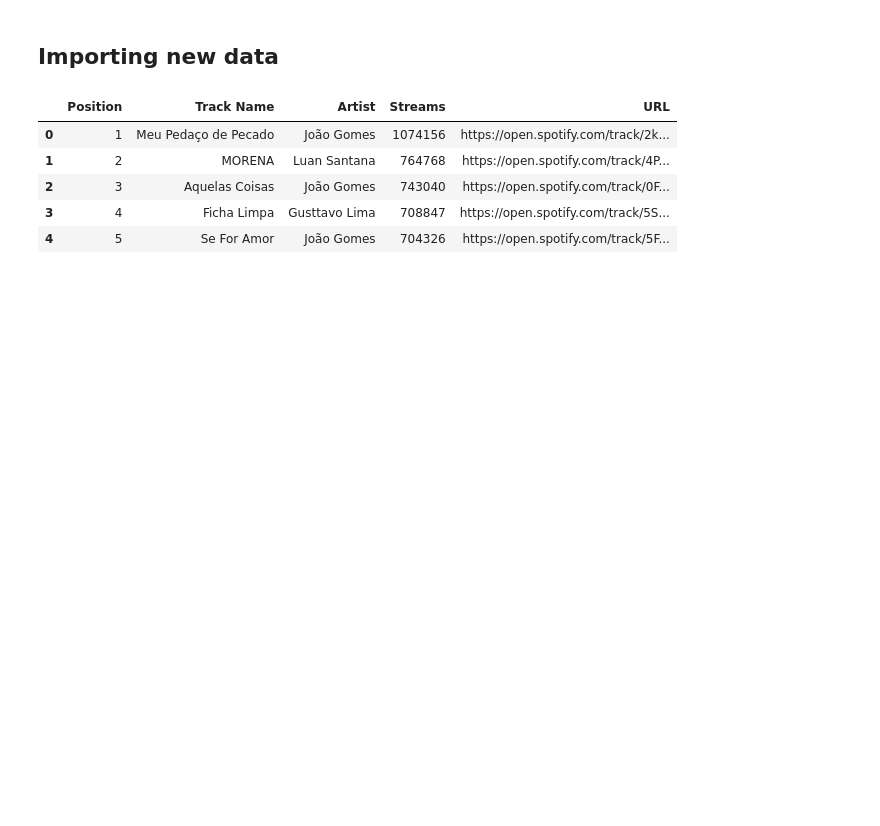
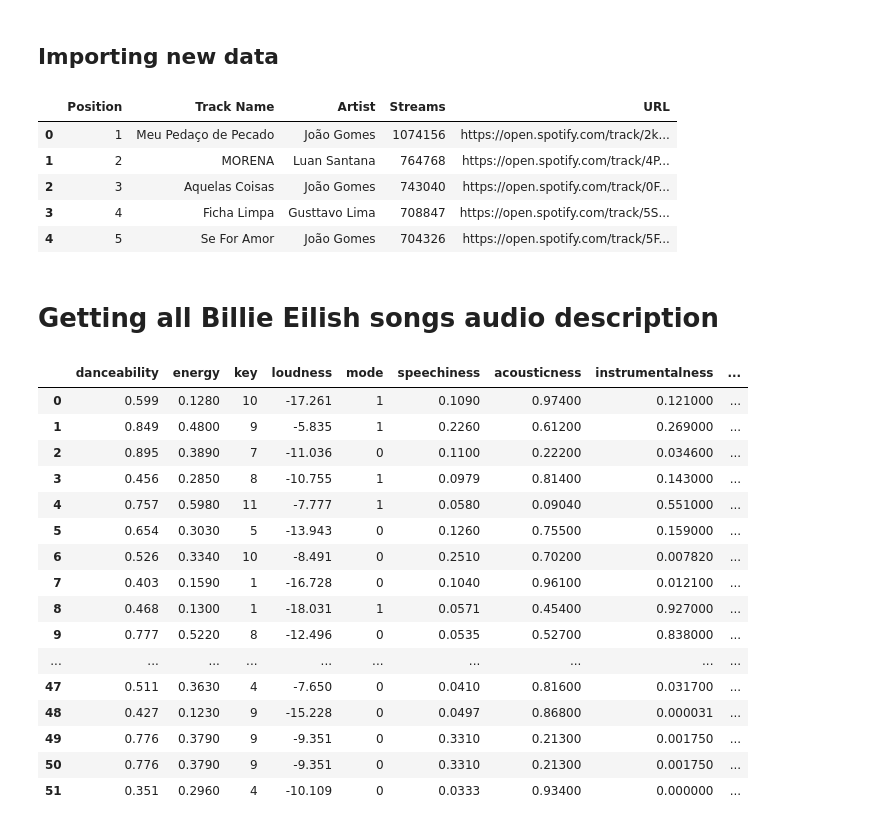
Before and after one commit to MariaLuizaCw/capacitacao-ufrj-analytica, a Jupyter notebook: spotify_data.ipynb, the cells around one changed output. Saved outputs shown, nothing was run; the diff lists cells and outputs as text; code cells hidden in the pictures; blank space fills up the shorter version.

Commit message:
getting all billie eilish songs audio description in a df

```diff
--- a/spotify_data.ipynb
+++ b/spotify_data.ipynb
@@ -71,0 +50,33 @@ brasil_top_200.head()
+# %% [markdown]
+# Getting all Billie Eilish songs audio description
+# %%
+ids = spotify_api.get_track_artist_id("Bad Guy", "Billie Eilish")
+tracks = spotify_api.get_artist_tracks(ids["artist_id"])
+# %%
+filtered_tracks = util.remove_repeated_tracks(tracks)
+# %%
+tracks_descriptions = []
+for track in filtered_tracks:
+    tracks_descriptions.append(spotify_api.get_audio_description(track["id"]))
+# %%
+df_eilish = pd.DataFrame(tracks_descriptions)
+# %%
+df_eilish
+# %% [output]
+|  | danceability | energy | key | loudness | mode | speechiness | acousticness | instrumentalness | ... |
+| 0 | 0.599 | 0.1280 | 10 | -17.261 | 1 | 0.1090 | 0.97400 | 0.121000 | ... |
+| 1 | 0.849 | 0.4800 | 9 | -5.835 | 1 | 0.2260 | 0.61200 | 0.269000 | ... |
+| 2 | 0.895 | 0.3890 | 7 | -11.036 | 0 | 0.1100 | 0.22200 | 0.034600 | ... |
+| 3 | 0.456 | 0.2850 | 8 | -10.755 | 1 | 0.0979 | 0.81400 | 0.143000 | ... |
+| 4 | 0.757 | 0.5980 | 11 | -7.777 | 1 | 0.0580 | 0.09040 | 0.551000 | ... |
+| 5 | 0.654 | 0.3030 | 5 | -13.943 | 0 | 0.1260 | 0.75500 | 0.159000 | ... |
+| 6 | 0.526 | 0.3340 | 10 | -8.491 | 0 | 0.2510 | 0.70200 | 0.007820 | ... |
+| 7 | 0.403 | 0.1590 | 1 | -16.728 | 0 | 0.1040 | 0.96100 | 0.012100 | ... |
+| 8 | 0.468 | 0.1300 | 1 | -18.031 | 1 | 0.0571 | 0.45400 | 0.927000 | ... |
+| 9 | 0.777 | 0.5220 | 8 | -12.496 | 0 | 0.0535 | 0.52700 | 0.838000 | ... |
+| ... | ... | ... | ... | ... | ... | ... | ... | ... | ... |
+| 47 | 0.511 | 0.3630 | 4 | -7.650 | 0 | 0.0410 | 0.81600 | 0.031700 | ... |
+| 48 | 0.427 | 0.1230 | 9 | -15.228 | 0 | 0.0497 | 0.86800 | 0.000031 | ... |
+| 49 | 0.776 | 0.3790 | 9 | -9.351 | 0 | 0.3310 | 0.21300 | 0.001750 | ... |
+| 50 | 0.776 | 0.3790 | 9 | -9.351 | 0 | 0.3310 | 0.21300 | 0.001750 | ... |
+| 51 | 0.351 | 0.2960 | 4 | -10.109 | 0 | 0.0333 | 0.93400 | 0.000000 | ... |
```
Also changed, not shown: parts of 4 cells of this notebook.
